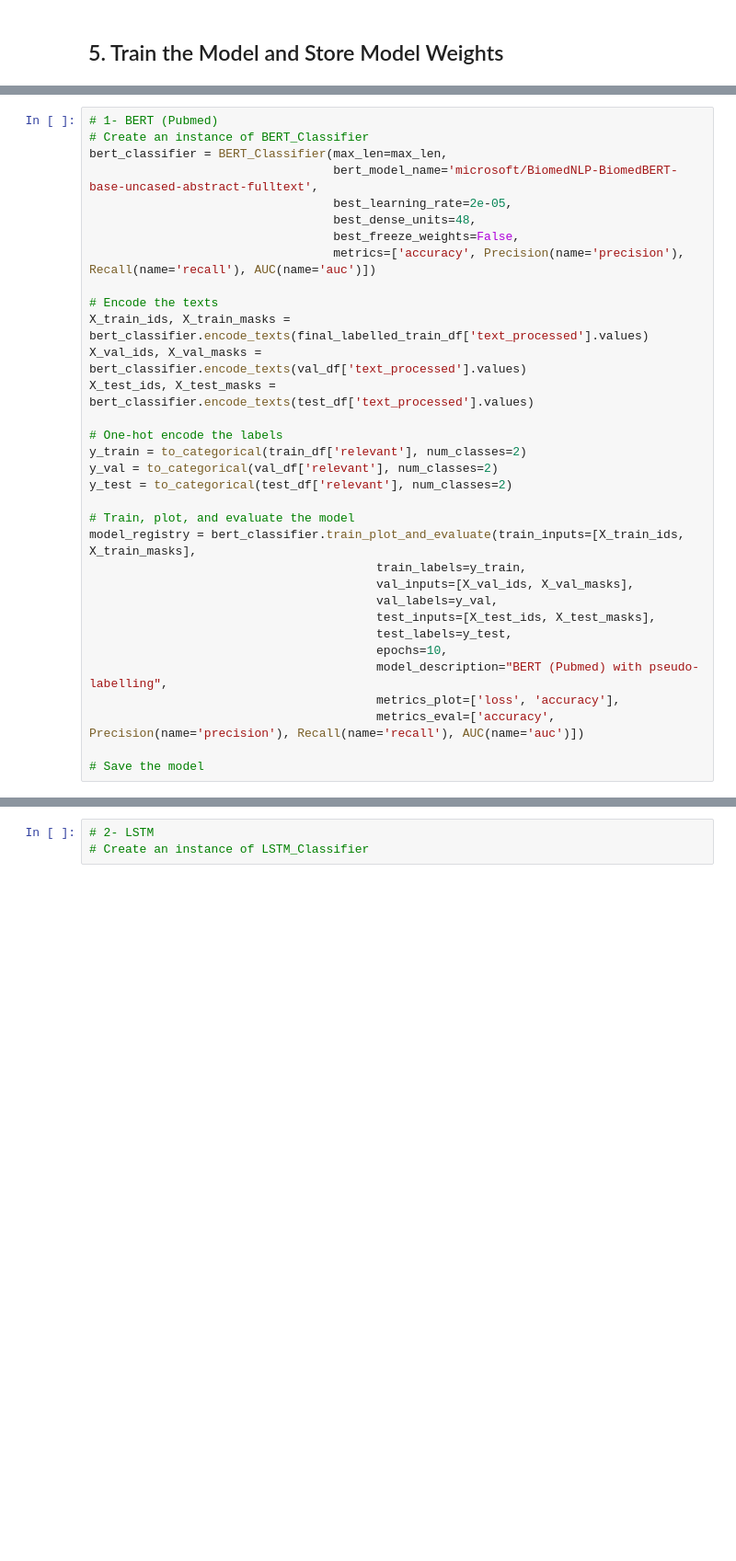
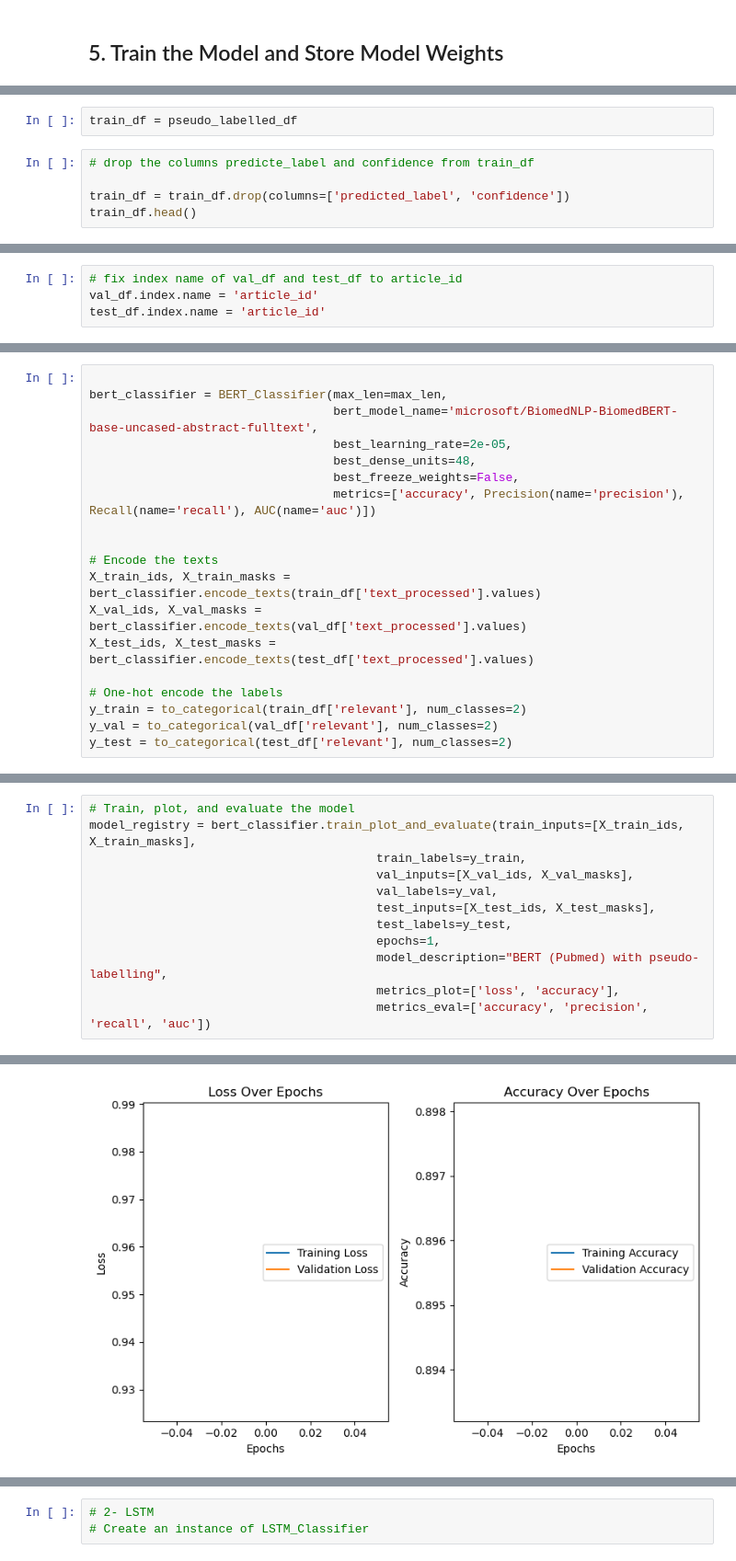
Before and after one commit to franciscogomes1999/GregoryAIxNovaSBE, a Jupyter notebook: notebooks_to_run/training_model.ipynb, the cells around one changed output, grey strips where cells are left out. Shown at 92% size. Cells and saved outputs as stored; diff of their text form; blank space fills up the shorter version.

```diff
--- a/notebooks_to_run/training_model.ipynb
+++ b/notebooks_to_run/training_model.ipynb
@@ -335,0 +346,7 @@ Below you have the different sections for the different approaches.
+# %%
+train_df = pseudo_labelled_df
+# %%
+# drop the columns predicte_label and confidence from train_df
+
+train_df = train_df.drop(columns=['predicted_label', 'confidence'])
+train_df.head()
@@ -335,0 +361,4 @@ Below you have the different sections for the different approaches.
+# %%
+# fix index name of val_df and test_df to article_id
+val_df.index.name = 'article_id'
+test_df.index.name = 'article_id'
@@ -336,6 +367,5 @@ Below you have the different sections for the different approaches.
 # %%
-# 1- BERT (Pubmed)
-# Create an instance of BERT_Classifier
+
 bert_classifier = BERT_Classifier(max_len=max_len,
                                   bert_model_name='microsoft/BiomedNLP-BiomedBERT-base-uncased-abstract-fulltext',
                                   best_learning_rate=2e-05,
@@ -343,8 +373,9 @@ bert_classifier = BERT_Classifier(max_len=max_len,
                                   best_freeze_weights=False,
                                   metrics=['accuracy', Precision(name='precision'), Recall(name='recall'), AUC(name='auc')])
 
+
 # Encode the texts
-X_train_ids, X_train_masks = bert_classifier.encode_texts(final_labelled_train_df['text_processed'].values)
+X_train_ids, X_train_masks = bert_classifier.encode_texts(train_df['text_processed'].values)
 X_val_ids, X_val_masks = bert_classifier.encode_texts(val_df['text_processed'].values)
 X_test_ids, X_test_masks = bert_classifier.encode_texts(test_df['text_processed'].values)
 
@@ -352,17 +383,3 @@ X_test_ids, X_test_masks = bert_classifier.encode_texts(test_df['text_processed'
 y_train = to_categorical(train_df['relevant'], num_classes=2)
 y_val = to_categorical(val_df['relevant'], num_classes=2)
 y_test = to_categorical(test_df['relevant'], num_classes=2)
-
-# Train, plot, and evaluate the model
-model_registry = bert_classifier.train_plot_and_evaluate(train_inputs=[X_train_ids, X_train_masks],
-                                        train_labels=y_train,
-                                        val_inputs=[X_val_ids, X_val_masks],
-                                        val_labels=y_val,
-                                        test_inputs=[X_test_ids, X_test_masks],
-                                        test_labels=y_test,
-                                        epochs=10,
-                                        model_description="BERT (Pubmed) with pseudo-labelling",
-                                        metrics_plot=['loss', 'accuracy'],
-                                        metrics_eval=['accuracy', Precision(name='precision'), Recall(name='recall'), AUC(name='auc')])
-
-# Save the model
@@ -368,0 +392,13 @@ model_registry = bert_classifier.train_plot_and_evaluate(train_inputs=[X_train_i
+# %%
+# Train, plot, and evaluate the model
+model_registry = bert_classifier.train_plot_and_evaluate(train_inputs=[X_train_ids, X_train_masks],
+                                        train_labels=y_train,
+                                        val_inputs=[X_val_ids, X_val_masks],
+                                        val_labels=y_val,
+                                        test_inputs=[X_test_ids, X_test_masks],
+                                        test_labels=y_test,
+                                        epochs=1,
+                                        model_description="BERT (Pubmed) with pseudo-labelling",
+                                        metrics_plot=['loss', 'accuracy'],
+                                        metrics_eval=['accuracy', 'precision', 'recall', 'auc'])
+# %% [output]
@@ -368,0 +417 @@ model_registry = bert_classifier.train_plot_and_evaluate(train_inputs=[X_train_i
+[figure, added]
```
Also changed, not shown: parts of 12 cells of this notebook, 5 other files.
